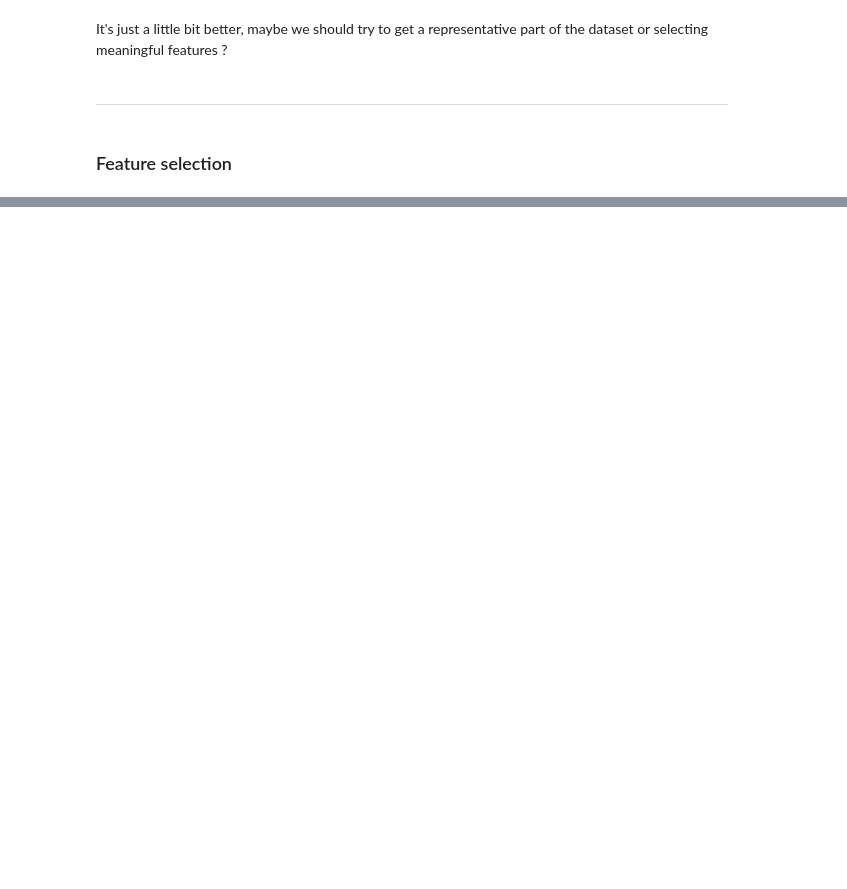
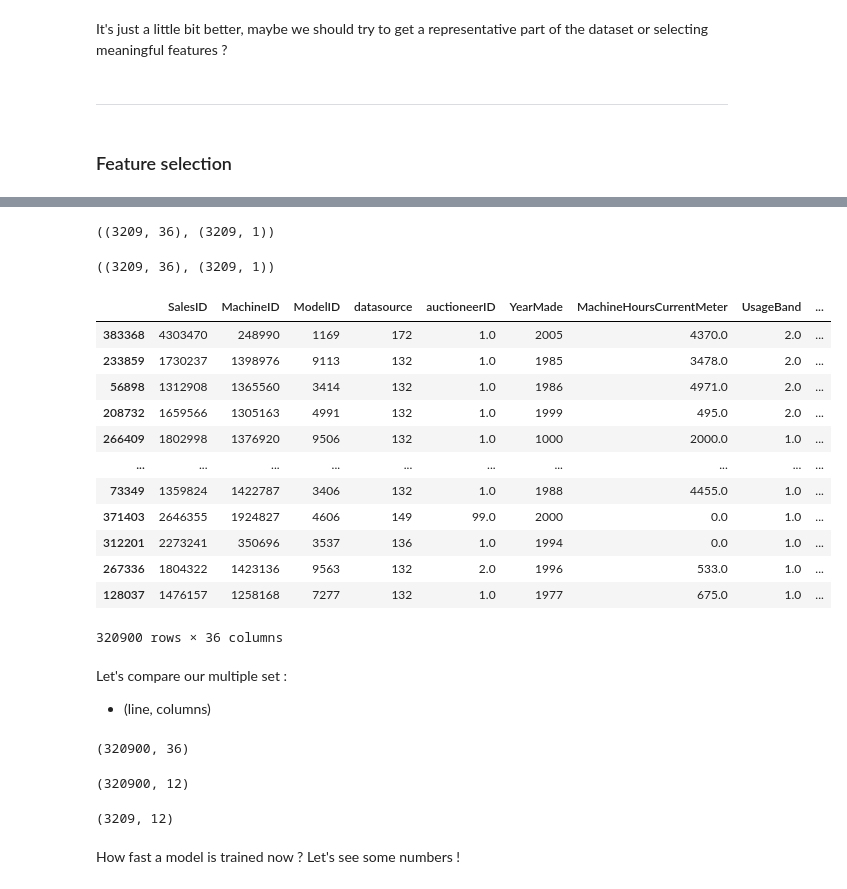
Before and after one commit to florent-haffner/datascience-playground, a Jupyter notebook: notebooks/machine learning/2021-11 - regression basics - bulldozer - sklearn - 2 - studiying feature selection.ipynb, the cells around one changed output, grey strips where cells are left out. Drawn from its saved outputs; the diff is of its cells as text; code cells hidden in the pictures; blank space fills up the shorter version.

```diff
--- a/notebooks/machine learning/2021-11 - regression basics - bulldozer - sklearn - 2 - studiying feature selection.ipynb
+++ b/notebooks/machine learning/2021-11 - regression basics - bulldozer - sklearn - 2 - studiying feature selection.ipynb
@@ -179,0 +254,50 @@ Even with a very tiny part of our dataset (0.8% random parts from the original s
+# %%
+# prepare bootstrap sample
+X_train_boot = resample(X_train.copy(), n_samples=minimal_df_size, random_state=1)
+y_train_boot = resample(y_train.copy(), n_samples=minimal_df_size, random_state=1)
+
+X_train_boot.shape, y_train_boot.shape
+# %% [output]
+((3209, 36), (3209, 1))
+# %%
+# prepare bootstrap sample
+X_test_boot = resample(X_test.copy(), n_samples=minimal_df_size, random_state=1)
+y_test_boot = resample(y_test.copy(), n_samples=minimal_df_size, random_state=1)
+
+X_train_boot.shape, y_train_boot.shape
+# %% [output]
+((3209, 36), (3209, 1))
+# %%
+X_train
+# %% [output]
+|  | SalesID | MachineID | ModelID | datasource | auctioneerID | YearMade | MachineHoursCurrentMeter | UsageBand | ... |
+| 383368 | 4303470 | 248990 | 1169 | 172 | 1.0 | 2005 | 4370.0 | 2.0 | ... |
+| 233859 | 1730237 | 1398976 | 9113 | 132 | 1.0 | 1985 | 3478.0 | 2.0 | ... |
+| 56898 | 1312908 | 1365560 | 3414 | 132 | 1.0 | 1986 | 4971.0 | 2.0 | ... |
+| 208732 | 1659566 | 1305163 | 4991 | 132 | 1.0 | 1999 | 495.0 | 2.0 | ... |
+| 266409 | 1802998 | 1376920 | 9506 | 132 | 1.0 | 1000 | 2000.0 | 1.0 | ... |
+| ... | ... | ... | ... | ... | ... | ... | ... | ... | ... |
+| 73349 | 1359824 | 1422787 | 3406 | 132 | 1.0 | 1988 | 4455.0 | 1.0 | ... |
+| 371403 | 2646355 | 1924827 | 4606 | 149 | 99.0 | 2000 | 0.0 | 1.0 | ... |
+| 312201 | 2273241 | 350696 | 3537 | 136 | 1.0 | 1994 | 0.0 | 1.0 | ... |
+| 267336 | 1804322 | 1423136 | 9563 | 132 | 2.0 | 1996 | 533.0 | 1.0 | ... |
+| 128037 | 1476157 | 1258168 | 7277 | 132 | 1.0 | 1977 | 675.0 | 1.0 | ... |
+320900 rows × 36 columns
+# %% [markdown]
+Let's compare our multiple set :
+
+- (line, columns)
+# %%
+X_train.shape
+# %% [output]
+(320900, 36)
+# %%
+X_train[to_keep.cols].shape
+# %% [output]
+(320900, 12)
+# %%
+X_train_boot[to_keep.cols].shape
+# %% [output]
+(3209, 12)
+# %% [markdown]
+How fast a model is trained now ? Let's see some numbers !
```
Also changed, not shown: parts of 41 cells of this notebook.
